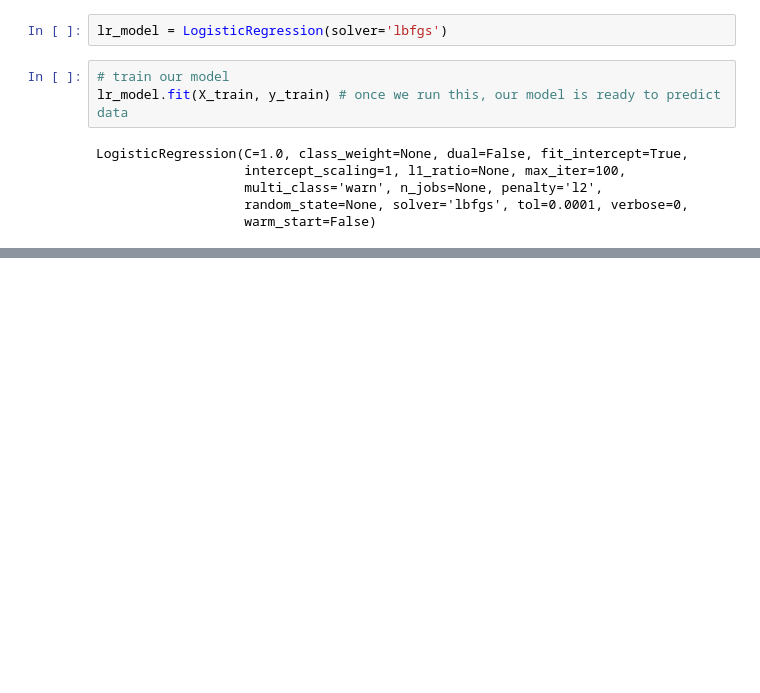
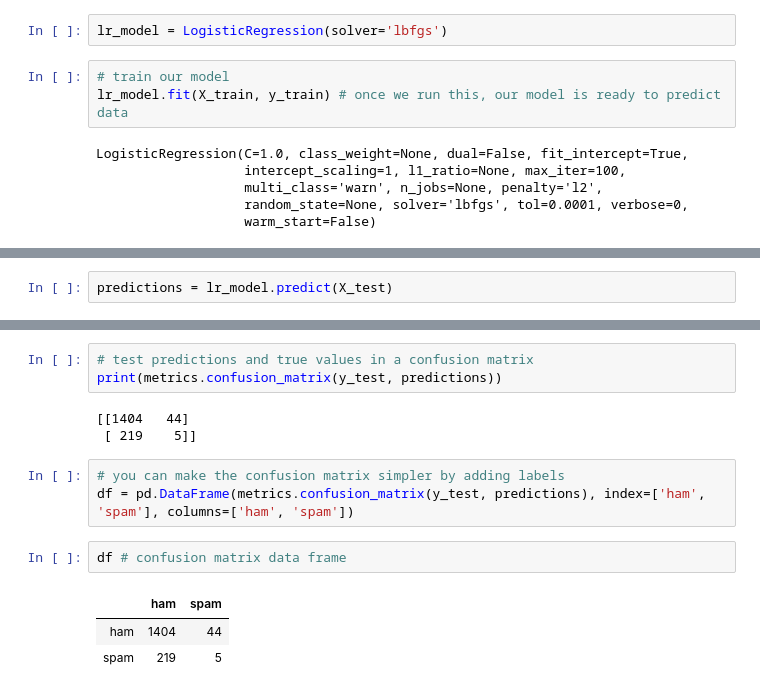
Before and after one commit to abel672/nlp-with-python-udemy, a Jupyter notebook: 03-Text-Classification/00-SciKit-Learn-Primer2.ipynb, the cells around one changed output, grey strips where cells are left out. Drawn from its saved outputs; the diff is of its cells as text; blank space fills up the shorter version.

Commit message:
Scikit-Learn Primer - Code Along Part Two
Creating, Training and Testing models

```diff
--- a/03-Text-Classification/00-SciKit-Learn-Primer2.ipynb
+++ b/03-Text-Classification/00-SciKit-Learn-Primer2.ipynb
@@ -173,0 +177,2 @@ LogisticRegression(C=1.0, class_weight=None, dual=False, fit_intercept=True,
+# %%
+predictions = lr_model.predict(X_test)
@@ -173,0 +198,15 @@ LogisticRegression(C=1.0, class_weight=None, dual=False, fit_intercept=True,
+# %%
+# test predictions and true values in a confusion matrix
+print(metrics.confusion_matrix(y_test, predictions))
+# %% [output]
+[[1404   44]
+ [ 219    5]]
+# %%
+# you can make the confusion matrix simpler by adding labels
+df = pd.DataFrame(metrics.confusion_matrix(y_test, predictions), index=['ham', 'spam'], columns=['ham', 'spam'])
+# %%
+df # confusion matrix data frame
+# %% [output]
+|  | ham | spam |
+| ham | 1404 | 44 |
+| spam | 219 | 5 |
```
Also changed, not shown: parts of 12 cells of this notebook, 1 other file.
